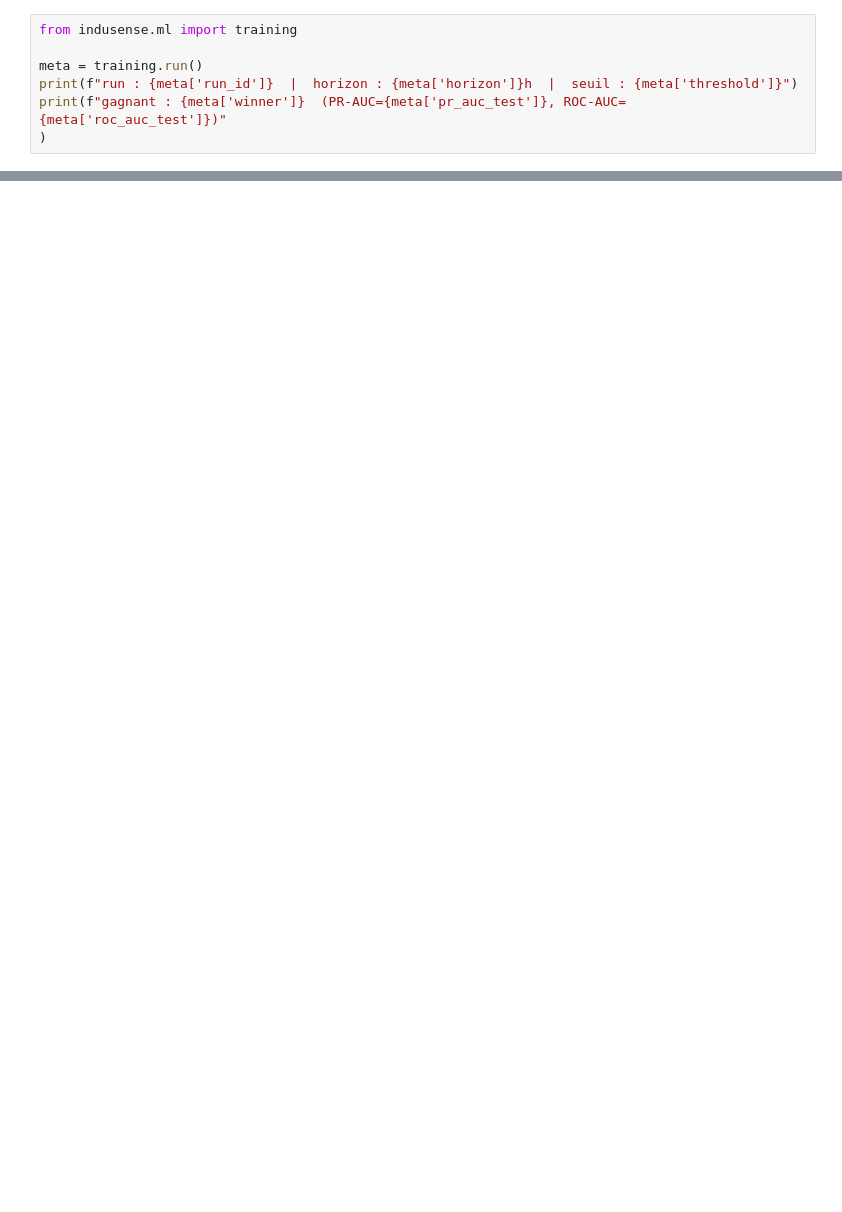
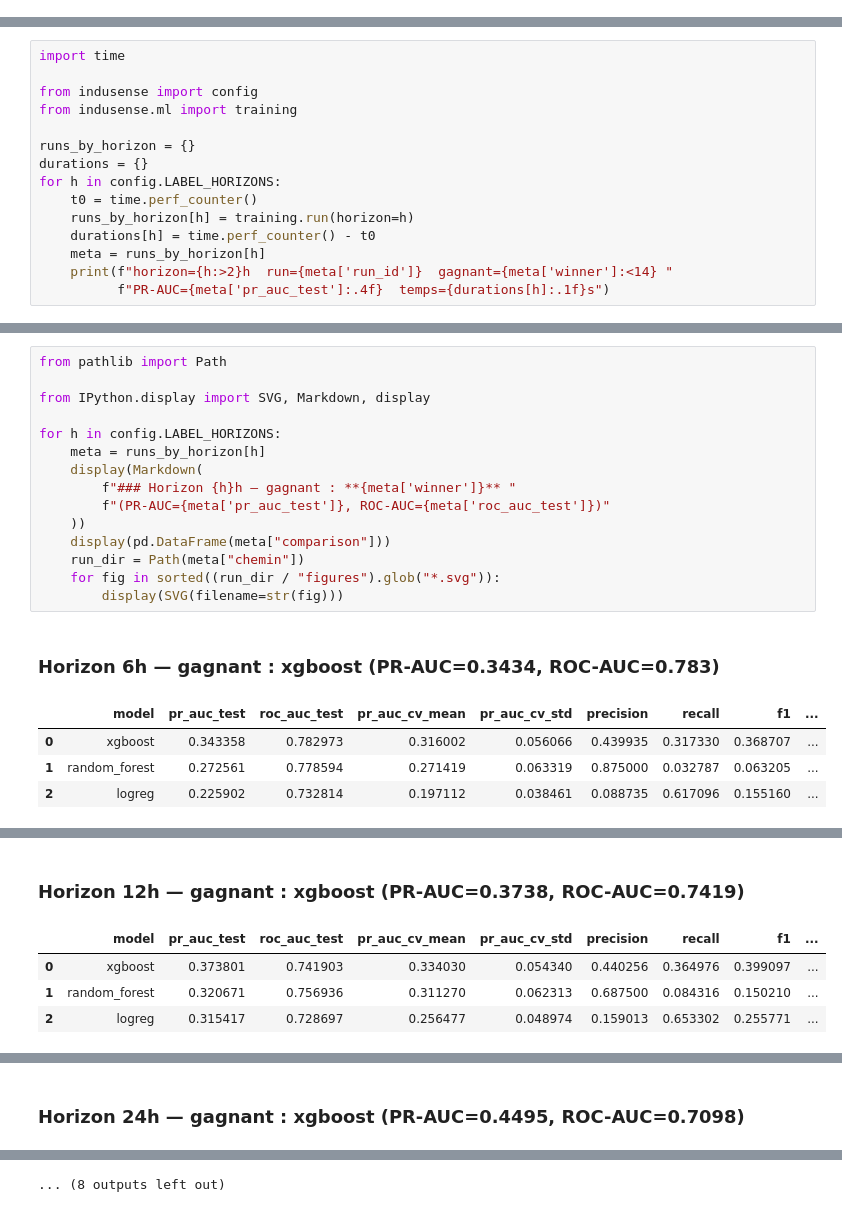
Before and after one commit to palauzet/AELION_Concevoir_Et_Implementer_Solution_IA, a Jupyter notebook: notebooks/04_maintenance_ml.ipynb, the cells around one changed output, grey strips where cells are left out. Drawn from its saved outputs; the diff is of its cells as text; blank space fills up the shorter version.

```diff
--- a/notebooks/04_maintenance_ml.ipynb
+++ b/notebooks/04_maintenance_ml.ipynb
@@ -23,7 +27,0 @@ croisée temporelle (`TimeSeriesSplit`) pour une estimation robuste.
-# %%
-from indusense.ml import training
-
-meta = training.run()
-print(f"run : {meta['run_id']}  |  horizon : {meta['horizon']}h  |  seuil : {meta['threshold']}")
-print(f"gagnant : {meta['winner']}  (PR-AUC={meta['pr_auc_test']}, ROC-AUC={meta['roc_auc_test']})"
-)
@@ -47,0 +28,15 @@ comparison
+# %%
+import time
+
+from indusense import config
+from indusense.ml import training
+
+runs_by_horizon = {}
+durations = {}
+for h in config.LABEL_HORIZONS:
+    t0 = time.perf_counter()
+    runs_by_horizon[h] = training.run(horizon=h)
+    durations[h] = time.perf_counter() - t0
+    meta = runs_by_horizon[h]
+    print(f"horizon={h:>2}h  run={meta['run_id']}  gagnant={meta['winner']:<14} "
+          f"PR-AUC={meta['pr_auc_test']:.4f}  temps={durations[h]:.1f}s")
@@ -47,0 +82,21 @@ comparison
+# %%
+from pathlib import Path
+
+from IPython.display import SVG, Markdown, display
+
+for h in config.LABEL_HORIZONS:
+    meta = runs_by_horizon[h]
+    display(Markdown(
+        f"### Horizon {h}h — gagnant : **{meta['winner']}** "
+        f"(PR-AUC={meta['pr_auc_test']}, ROC-AUC={meta['roc_auc_test']})"
+    ))
+    display(pd.DataFrame(meta["comparison"]))
+    run_dir = Path(meta["chemin"])
+    for fig in sorted((run_dir / "figures").glob("*.svg")):
+        display(SVG(filename=str(fig)))
+# %% [output]
+### Horizon 6h — gagnant : **xgboost** (PR-AUC=0.3434, ROC-AUC=0.783)
+|  | model | pr_auc_test | roc_auc_test | pr_auc_cv_mean | pr_auc_cv_std | precision | recall | f1 | ... |
+| 0 | xgboost | 0.343358 | 0.782973 | 0.316002 | 0.056066 | 0.439935 | 0.317330 | 0.368707 | ... |
+| 1 | random_forest | 0.272561 | 0.778594 | 0.271419 | 0.063319 | 0.875000 | 0.032787 | 0.063205 | ... |
+| 2 | logreg | 0.225902 | 0.732814 | 0.197112 | 0.038461 | 0.088735 | 0.617096 | 0.155160 | ... |
@@ -47,0 +106,5 @@ comparison
+### Horizon 12h — gagnant : **xgboost** (PR-AUC=0.3738, ROC-AUC=0.7419)
+|  | model | pr_auc_test | roc_auc_test | pr_auc_cv_mean | pr_auc_cv_std | precision | recall | f1 | ... |
+| 0 | xgboost | 0.373801 | 0.741903 | 0.334030 | 0.054340 | 0.440256 | 0.364976 | 0.399097 | ... |
+| 1 | random_forest | 0.320671 | 0.756936 | 0.311270 | 0.062313 | 0.687500 | 0.084316 | 0.150210 | ... |
+| 2 | logreg | 0.315417 | 0.728697 | 0.256477 | 0.048974 | 0.159013 | 0.653302 | 0.255771 | ... |
@@ -47,0 +114 @@ comparison
+### Horizon 24h — gagnant : **xgboost** (PR-AUC=0.4495, ROC-AUC=0.7098)
@@ -47,0 +119 @@ comparison
+... (8 outputs left out)
```
Also changed, not shown: parts of 17 cells of this notebook, 2 other files.
